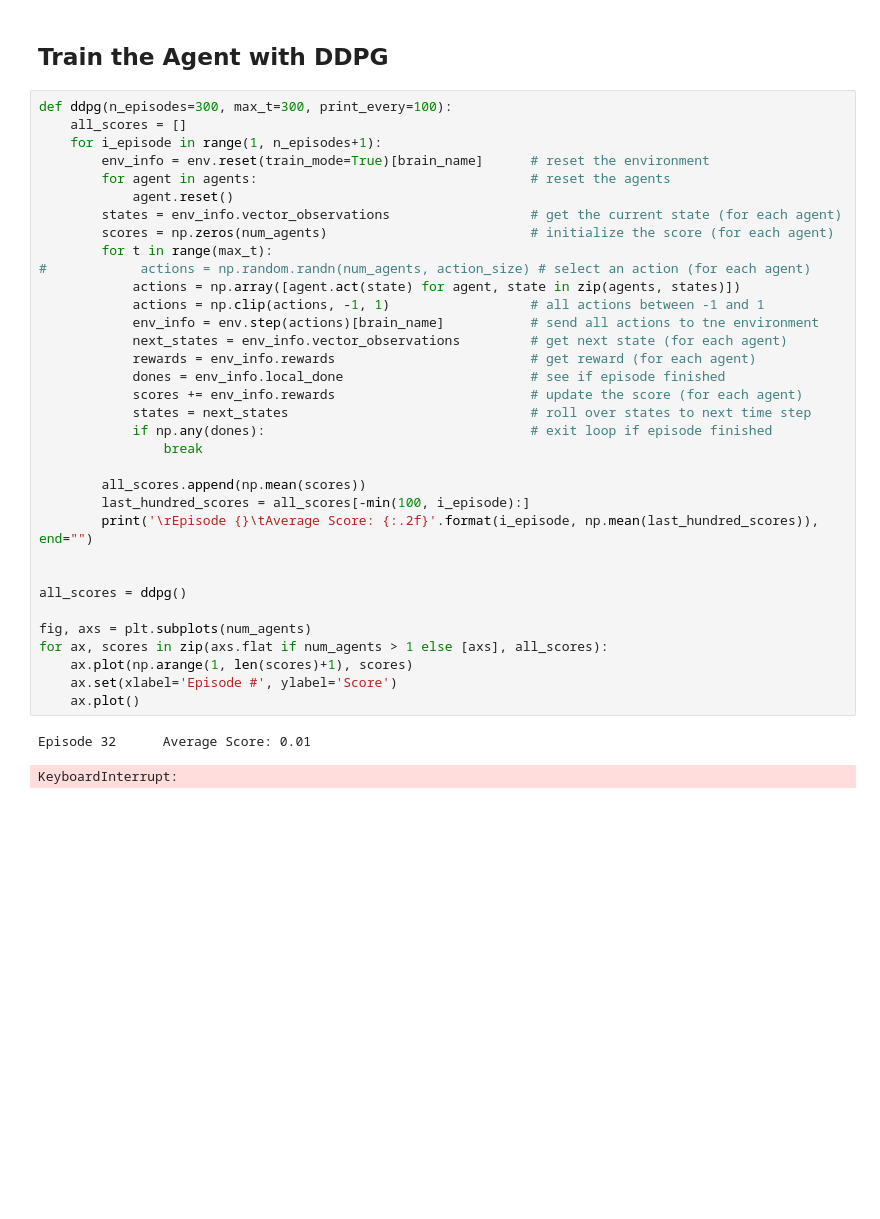
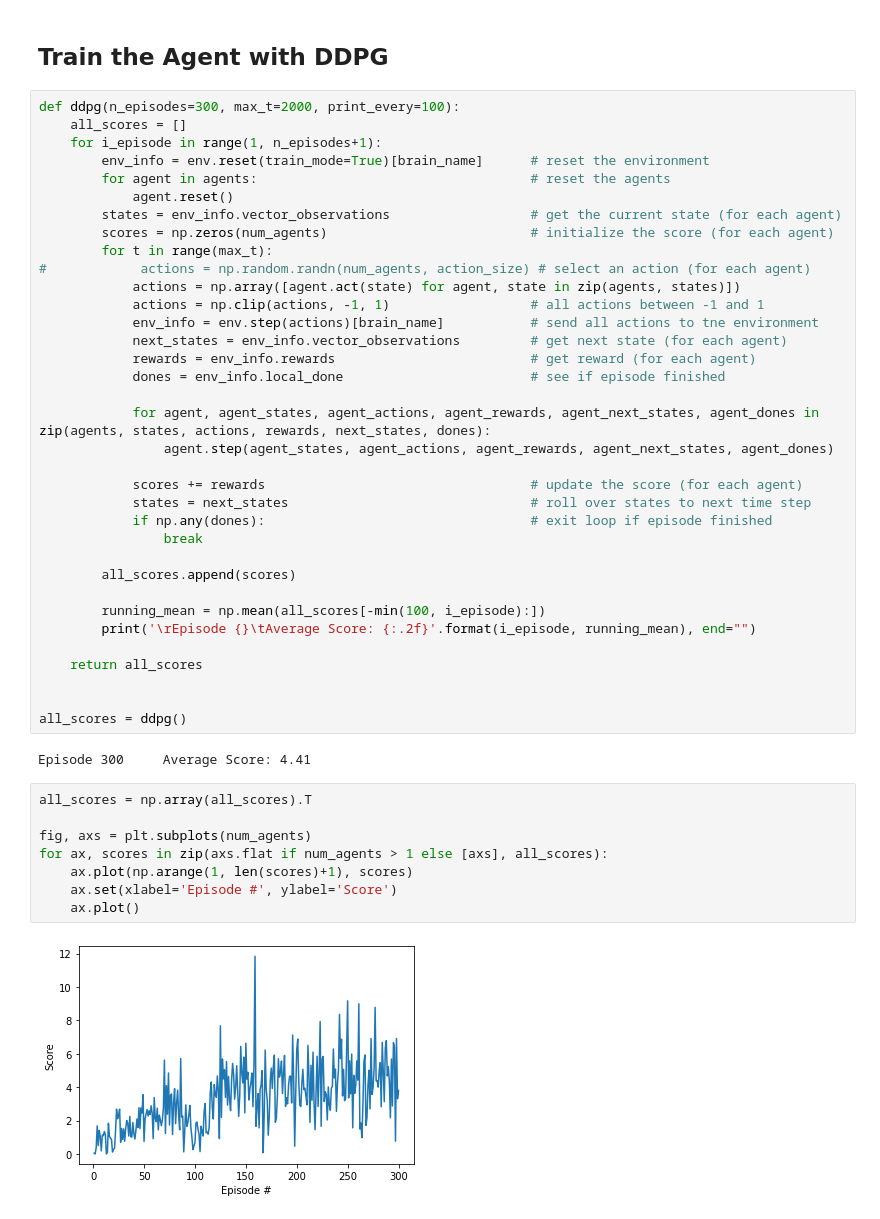
Before and after one commit to kaaloo/p2_continuous-control, a Jupyter notebook: Continuous_Control.ipynb, the cells around one changed output. Cells and saved outputs as stored; diff of their text form; blank space fills up the shorter version.

```diff
--- a/Continuous_Control.ipynb
+++ b/Continuous_Control.ipynb
@@ -114,7 +114,7 @@ agents = [Agent(state_size=state_size, action_size=action_size, random_seed=i) f
 # %% [markdown]
 ## Train the Agent with DDPG
 # %%
-def ddpg(n_episodes=300, max_t=300, print_every=100):
+def ddpg(n_episodes=300, max_t=2000, print_every=100):
     all_scores = []
     for i_episode in range(1, n_episodes+1):
         env_info = env.reset(train_mode=True)[brain_name]      # reset the environment
@@ -130,24 +130,34 @@ def ddpg(n_episodes=300, max_t=300, print_every=100):
             next_states = env_info.vector_observations         # get next state (for each agent)
             rewards = env_info.rewards                         # get reward (for each agent)
             dones = env_info.local_done                        # see if episode finished
-            scores += env_info.rewards                         # update the score (for each agent)
+
+            for agent, agent_states, agent_actions, agent_rewards, agent_next_states, agent_dones in zip(agents, states, actions, rewards, next_states, dones):
+                agent.step(agent_states, agent_actions, agent_rewards, agent_next_states, agent_dones)
+
+            scores += rewards                                  # update the score (for each agent)
             states = next_states                               # roll over states to next time step
             if np.any(dones):                                  # exit loop if episode finished
                 break
 
-        all_scores.append(np.mean(scores))
-        last_hundred_scores = all_scores[-min(100, i_episode):]
-        print('\rEpisode {}\tAverage Score: {:.2f}'.format(i_episode, np.mean(last_hundred_scores)), end="")
+        all_scores.append(scores)
+
+        running_mean = np.mean(all_scores[-min(100, i_episode):])
+        print('\rEpisode {}\tAverage Score: {:.2f}'.format(i_episode, running_mean), end="")
+
+    return all_scores
 
 
 all_scores = ddpg()
-
-fig, axs = plt.subplots(num_agents)
-for ax, scores in zip(axs.flat if num_agents > 1 else [axs], all_scores):
-    ax.plot(np.arange(1, len(scores)+1), scores)
-    ax.set(xlabel='Episode #', ylabel='Score')
-    ax.plot()
 # %% [output]
-Episode 32      Average Score: 0.01
+Episode 300     Average Score: 4.41
-KeyboardInterrupt:
+# %%
+all_scores = np.array(all_scores).T
+
+fig, axs = plt.subplots(num_agents)
+for ax, scores in zip(axs.flat if num_agents > 1 else [axs], all_scores):
+    ax.plot(np.arange(1, len(scores)+1), scores)
+    ax.set(xlabel='Episode #', ylabel='Score')
+    ax.plot()
+# %% [output]
+[figure, added]
 # %% [markdown]
```
Also changed, not shown: parts of 3 cells of this notebook, 7 other files.
